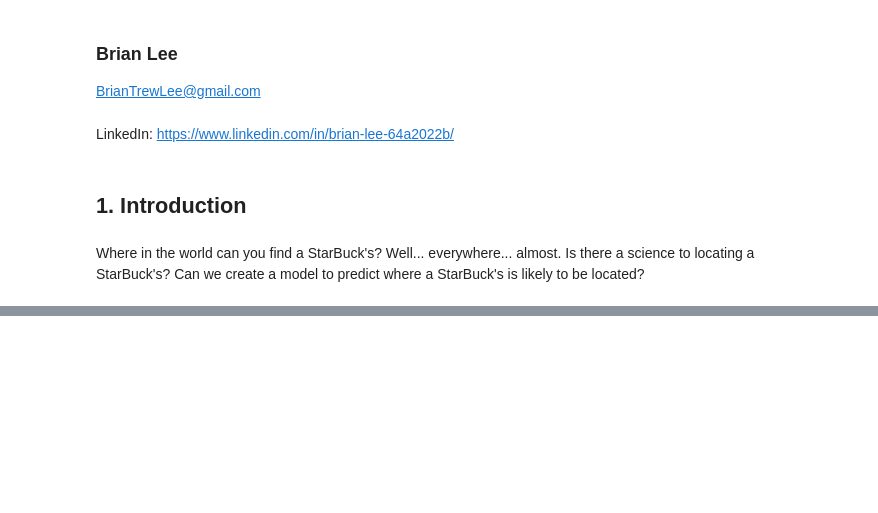
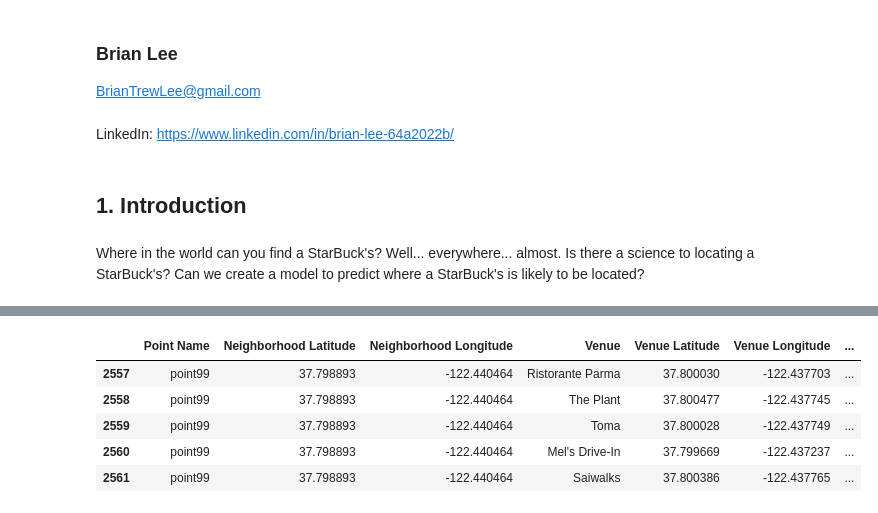
Before and after one commit to Brian-Lee/Coursera_Capstone, a Jupyter notebook: test.ipynb, the cells around one changed output, grey strips where cells are left out. Saved outputs shown, nothing was run; the diff lists cells and outputs as text; code cells hidden in the pictures; blank space fills up the shorter version.

```diff
--- a/test.ipynb
+++ b/test.ipynb
@@ -143,3 +235,12 @@ venues
+# %%
+venues.tail()
+# %% [output]
+|  | Point Name | Neighborhood Latitude | Neighborhood Longitude | Venue | Venue Latitude | Venue Longitude | ... |
+| 2557 | point99 | 37.798893 | -122.440464 | Ristorante Parma | 37.800030 | -122.437703 | ... |
+| 2558 | point99 | 37.798893 | -122.440464 | The Plant | 37.800477 | -122.437745 | ... |
+| 2559 | point99 | 37.798893 | -122.440464 | Toma | 37.800028 | -122.437749 | ... |
+| 2560 | point99 | 37.798893 | -122.440464 | Mel's Drive-In | 37.799669 | -122.437237 | ... |
+| 2561 | point99 | 37.798893 | -122.440464 | Saiwalks | 37.800386 | -122.437765 | ... |
 # %%
 venues['Venue'].unique()
 venues['Venue'].value_counts()
```
Also changed, not shown: parts of 18 cells of this notebook.
